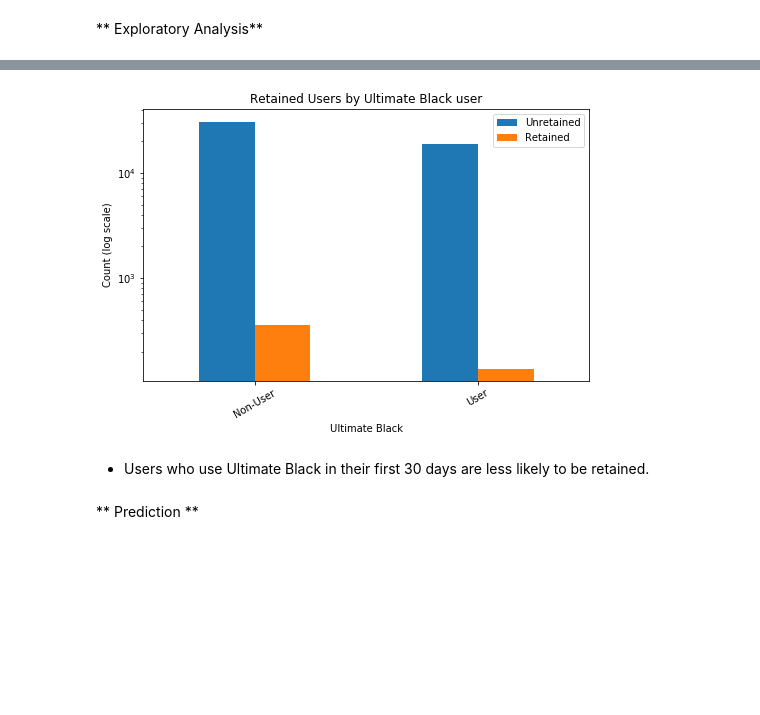
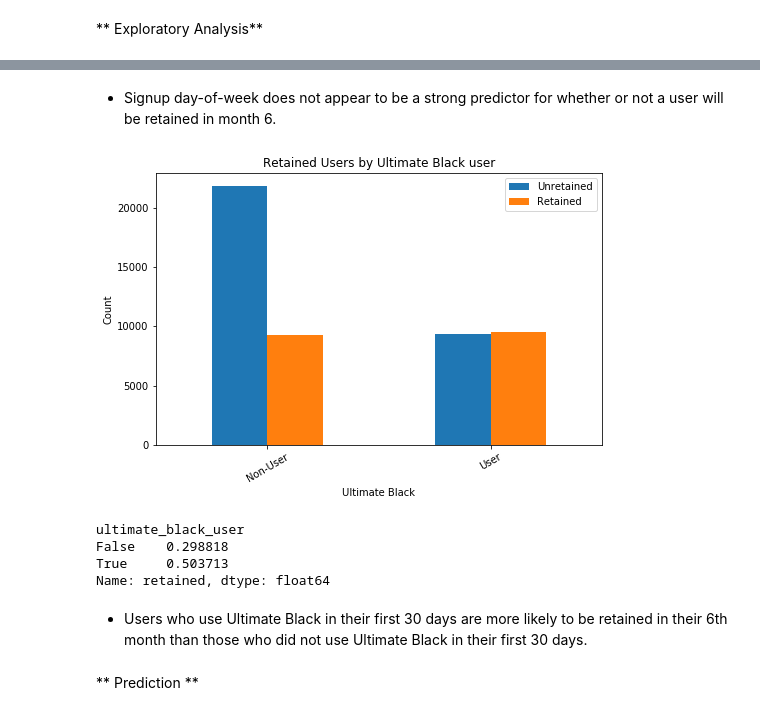
Before and after one commit to tmcdunn/Ultimate_Challenge, a Jupyter notebook: Part3_Code.ipynb, the cells around one changed output, grey strips where cells are left out. Saved outputs shown, nothing was run; the diff lists cells and outputs as text; code cells hidden in the pictures; blank space fills up the shorter version.

```diff
--- a/Part3_Code.ipynb
+++ b/Part3_Code.ipynb
@@ -96,3 +89,6 @@ Retained users are those who have taken a trip between 2014-06-01 and 2014-07-01
-# %%
-# Create binary feature 'retained' indicating whether a user took a trip in the preceding 30 days.
-df['retained'] = df['last_trip_date'] == '2014-06'
+# %%
+# Create variable cutoff identifying the preceding 30 days.
+cutoff = df['last_trip_date'].max()-timedelta(30)
+
+# Retained users are those who have taken a trip after cutoff.
+df['retained'] = df['last_trip_date'] >= cutoff
@@ -191,18 +207,24 @@ plt.savefig('figures\retained_users_by_signup_dow.png');
+# %% [markdown]
+- Signup day-of-week does not appear to be a strong predictor for whether or not a user will be retained in month 6.
 # %%
 _ = pd.crosstab(df['ultimate_black_user'], df['retained']).plot(kind='bar', figsize=(8,5))
 _ = plt.title('Retained Users by Ultimate Black user')
 _ = plt.xlabel('Ultimate Black')
 _ = plt.xticks([0,1], ['Non-User', 'User'], rotation=30)
-_ = plt.ylabel('Count (log scale)')
-_ = plt.yscale('log')
+_ = plt.ylabel('Count')
 _ = plt.legend(['Unretained', 'Retained'])
-
-df.groupby(['ultimate_black_user']).mean()['retained']
 plt.savefig('figures\retained_users_by_ultimate_black.png');
 # %% [output]
-[figure, old version]
+[figure, new version]
+# %%
+df.groupby(['ultimate_black_user']).mean()['retained']
+# %% [output]
+ultimate_black_user
+False    0.298818
+True     0.503713
+Name: retained, dtype: float64
 # %% [markdown]
-- Users who use Ultimate Black in their first 30 days are less likely to be retained.
+- Users who use Ultimate Black in their first 30 days are more likely to be retained in their 6th month than those who did not use Ultimate Black in their first 30 days.
 # %% [markdown]
 ** Prediction **
 # %% [markdown]
```
Also changed, not shown: parts of 24 cells of this notebook, 1 other file.
